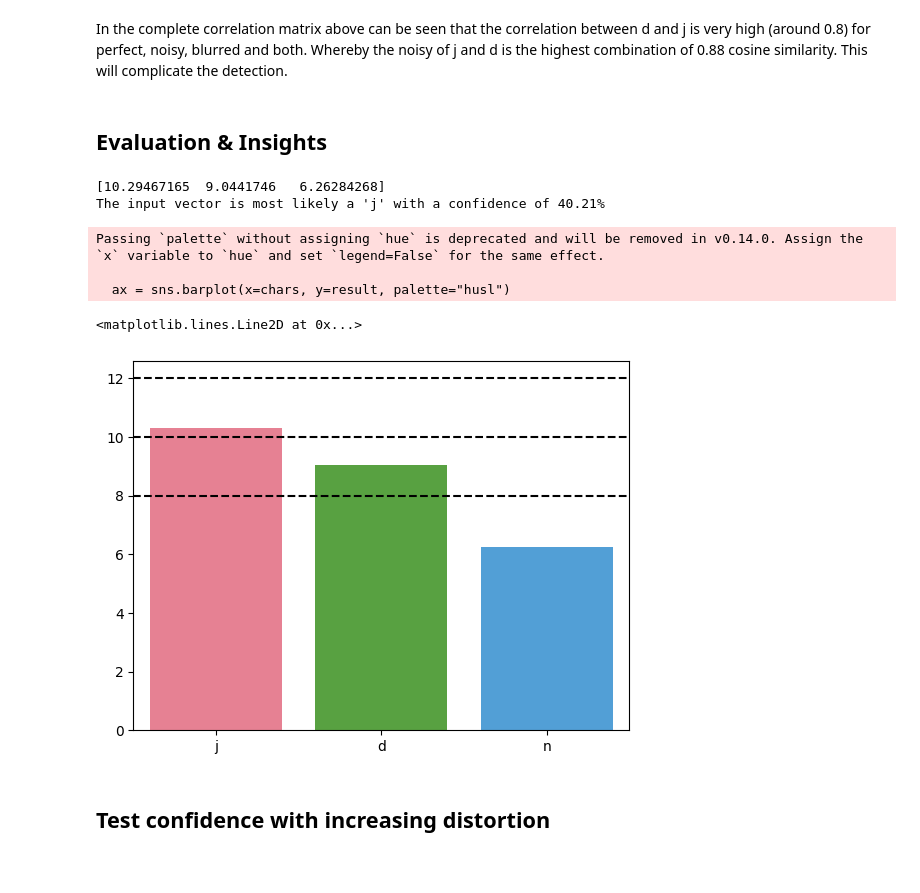
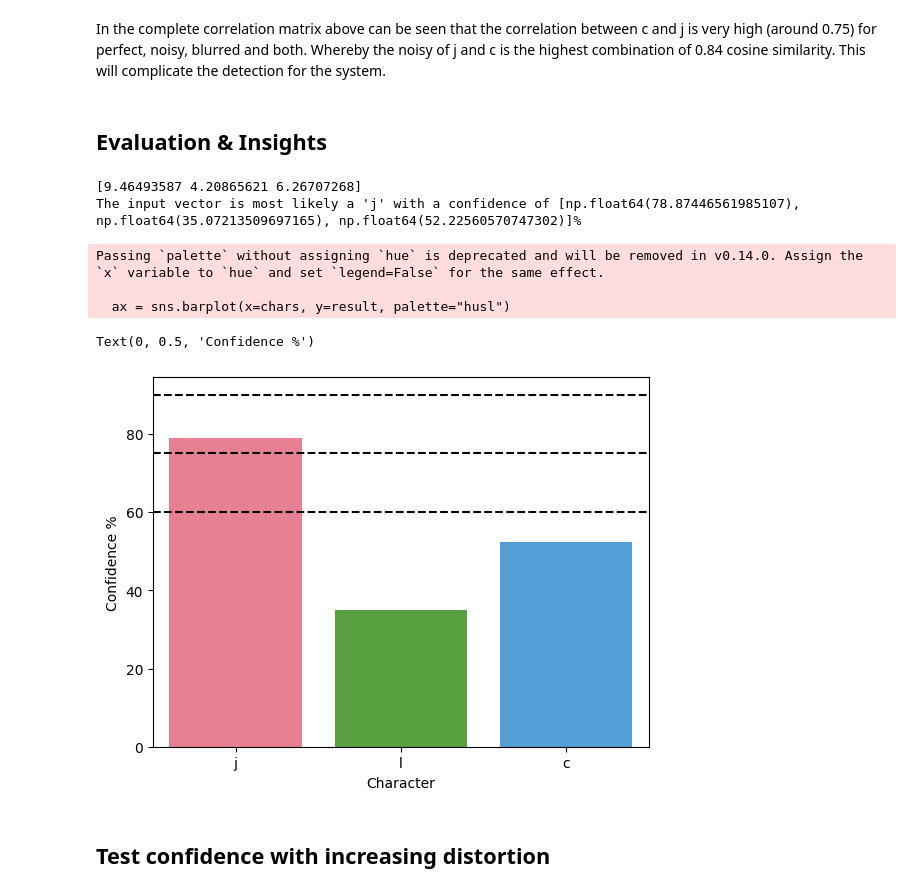
Before and after one commit to Jaden505/UNI-assignments, a Jupyter notebook: SkillsForAI/optical_character_recognition.ipynb, the cells around one changed output. Drawn from its saved outputs; the diff is of its cells as text; code cells hidden in the pictures.

```diff
--- a/SkillsForAI/optical_character_recognition.ipynb
+++ b/SkillsForAI/optical_character_recognition.ipynb
@@ -9,5 +9,8 @@ import math
 import pandas as pd
 import seaborn as sns
 import matplotlib.pyplot as plt
+# %%
+GRID_LENGTH = 5
+GRID_SIZE = GRID_LENGTH * GRID_LENGTH
 # %%
 def visualise_character(character) -> None:
@@ -52 +33,26 @@ def make_dropout(vector, drop_prob=0.1):
+# %%
+def make_blurred(character, blur_level=0.2, min_value=0) -> list[int]:
+    blurred_character = []
+    for value in character:
+        if value > 0.5:
+            blurred_character.append(random.uniform(max(min_value, value - blur_level), 1))
+        else:
+            blurred_character.append(value)
+
+    assert len(blurred_character) == GRID_SIZE
+    return blurred_character
+
+def make_noisy(character, noise_level=0.2, max_value=1) -> list[int]:
+    noisy_character = []
+    for value in character:
+        if value < 0.5:
+            noisy_character.append(random.uniform(0, min(value + noise_level, max_value)))
+        else:
+            noisy_character.append(value)
+
+    assert len(noisy_character) == GRID_SIZE
+    return noisy_character
+
+def make_dropout(vector, drop_prob=0.1) -> list[int]:
+    return [v if random.random() > drop_prob else 0 for v in vector]
 # %%
@@ -133,5 +179,5 @@ sns.heatmap(correlation_matrix.astype(float), annot=True, cmap="YlGnBu")
 # %% [markdown]
-In the complete correlation matrix above can be seen that the correlation between d and j is very high (around 0.8) for perfect, noisy, blurred and both. Whereby the noisy of j and d is the highest combination of 0.88 cosine similarity. This will complicate the detection.
+In the complete correlation matrix above can be seen that the correlation between c and j is very high (around 0.75) for perfect, noisy, blurred and both. Whereby the noisy of j and c is the highest combination of 0.84 cosine similarity. This will complicate the detection for the system.
 # %%
 grouped_chars = char_vectors.groupby('character')['vector']
 NN1 = np.array([])
@@ -145,23 +197,28 @@ NN1.resize((3, 25))
 ## Evaluation & Insights
 # %%
 # Multiply NN1 with the input vector
-input_vector = make_noisy(make_blurred(j_perfect, blur_level=0.2), noise_level=0.34)
+input_vector = make_blurred(j_perfect, blur_level=0.29)
 result = NN1 @ input_vector
 print(result)
-print(f"The input vector is most likely a '{chars[np.argmax(result)]}' with a confidence of {max(result)/sum(result)*100:.2f}%")
+result = normalize_results(result)
+print(f"The input vector is most likely a '{chars[np.argmax(result)]}' with a confidence of {result}%")
 
 ax = sns.barplot(x=chars, y=result, palette="husl")
-ax.axhline(y=8, color="black", linestyle="--")
-ax.axhline(y=10, color="black", linestyle="--")
-ax.axhline(y=12, color="black", linestyle="--")
+ax.axhline(y=60, color="black", linestyle="--") # minimum confidence threshold
+ax.axhline(y=75, color="black", linestyle="--") # Second confidence threshold
+ax.axhline(y=90, color="black", linestyle="--") # High confidence threshold
+
+# add labels and title
+ax.set_xlabel("Character")
+ax.set_ylabel("Confidence %")
 # %% [output]
-[10.29467165  9.0441746   6.26284268]
-The input vector is most likely a 'j' with a confidence of 40.21%
+[9.46493587 4.20865621 6.26707268]
+The input vector is most likely a 'j' with a confidence of [np.float64(78.87446561985107), np.float64(35.07213509697165), np.float64(52.22560570747302)]%
 Passing `palette` without assigning `hue` is deprecated and will be removed in v0.14.0. Assign the `x` variable to `hue` and set `legend=False` for the same effect.
 
   ax = sns.barplot(x=chars, y=result, palette="husl")
-<matplotlib.lines.Line2D at 0x...>
+Text(0, 0.5, 'Confidence %')
-[figure, old version]
+[figure, new version]
 # %% [markdown]
 ## Test confidence with increasing distortion
 # %%
```
Also changed, not shown: parts of 11 cells of this notebook, 3 other files.
